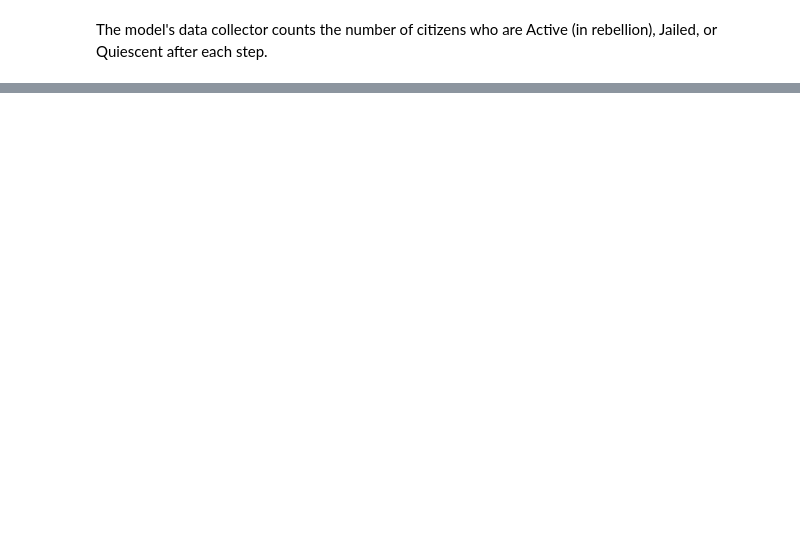
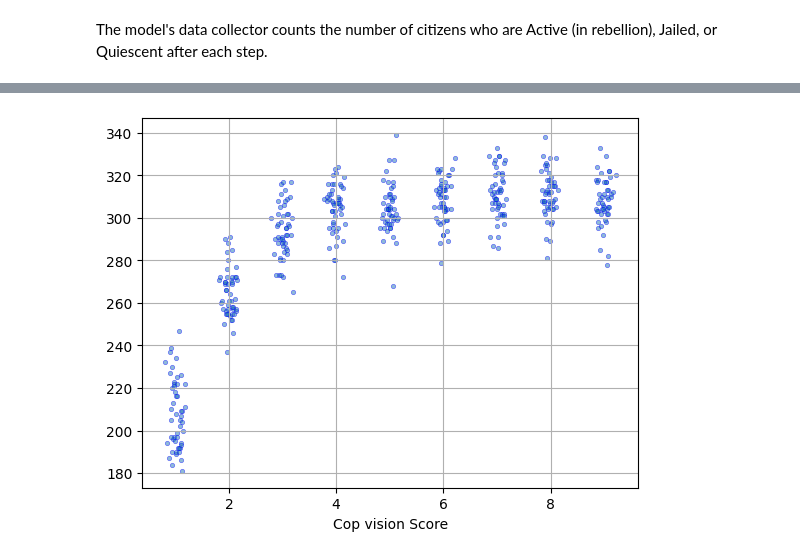
Before and after one commit to ssatizabal/ABM-assignment1, a Jupyter notebook: epstein_civil_violence/Epstein Civil Violence.ipynb, the cells around one changed output, grey strips where cells are left out. Cells and saved outputs as stored; diff of their text form; code cells hidden in the pictures; blank space fills up the shorter version.

```diff
--- a/epstein_civil_violence/Epstein Civil Violence.ipynb
+++ b/epstein_civil_violence/Epstein Civil Violence.ipynb
@@ -96,0 +240,10 @@ model = EpsteinCivilViolence(
+# %%
+plt.scatter(df2['cop_vision'], df2['Jailed'], s=10,
+            alpha=0.5,
+            edgecolors='blue',
+            linewidths=0.5)
+plt.grid(True)
+plt.xlabel("Cop vision Score")
+plt.show()
+# %% [output]
+[figure, added]
```
Also changed, not shown: parts of 23 cells of this notebook, 6 other files.
